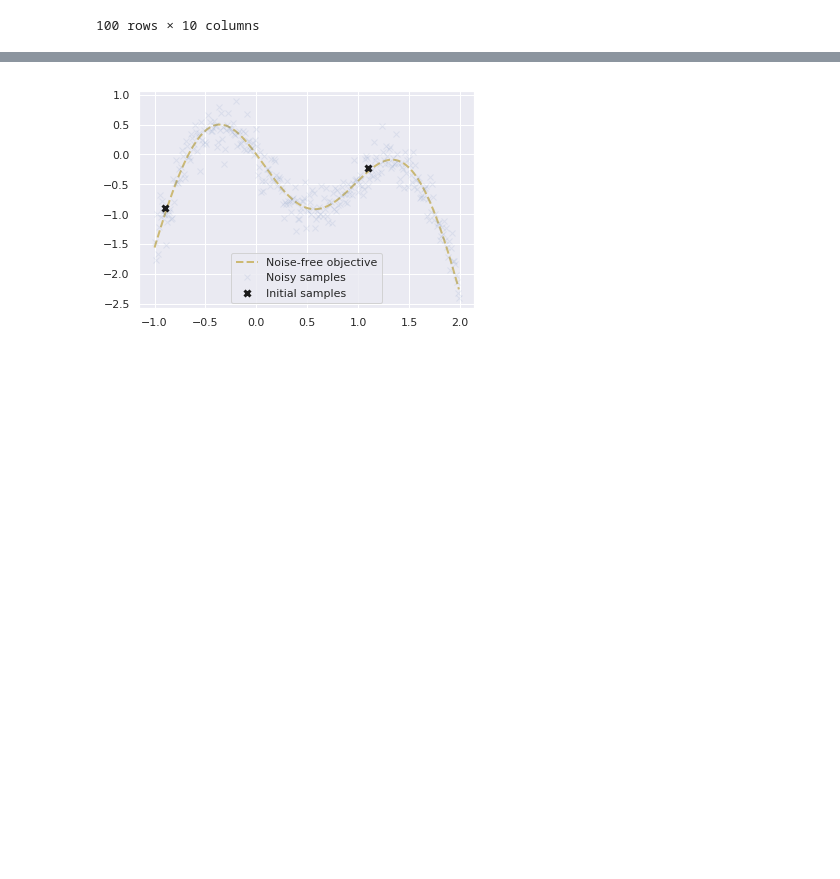
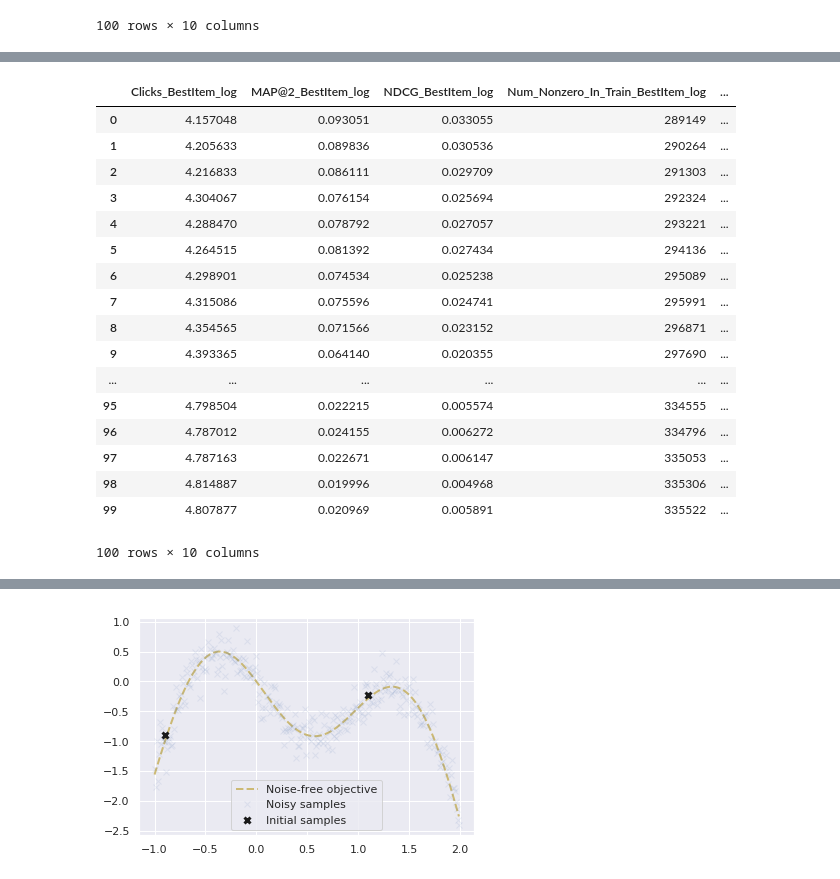
Before and after one commit to wuga214/Q-VAE-Recommendation, a Jupyter notebook: Kai Plot/Plot.ipynb, the cells around one changed output, grey strips where cells are left out. Cells and saved outputs as stored; diff of their text form; code cells hidden in the pictures; blank space fills up the shorter version.

```diff
--- a/Kai Plot/Plot.ipynb
+++ b/Kai Plot/Plot.ipynb
@@ -100,3 +179,29 @@ Entropy_100steps_2items_per_step_per_user_retrain_every_100steps
+# %%
+BestItem_100steps_2items_per_step_per_user_retrain_every_100steps_log = preprocess_df("BestItem_100steps_2items_per_step_per_user_retrain_every_100steps_log")
+BestItem_100steps_2items_per_step_per_user_retrain_every_100steps_log.columns = ["Clicks_BestItem_log", "MAP@2_BestItem_log", "NDCG_BestItem_log",
+                                              "Num_Nonzero_In_Train_BestItem_log", "Num_Nonzero_In_Valid_BestItem_log",
+                                              "Num_Unmasked_Negative_BestItem_log", "Num_Unmasked_Positive_BestItem_log",
+                                              "Precision@2_BestItem_log", "R-Precision_BestItem_log", "Recall@2_BestItem_log"]
+BestItem_100steps_2items_per_step_per_user_retrain_every_100steps_log
+# %% [output]
+|  | Clicks_BestItem_log | MAP@2_BestItem_log | NDCG_BestItem_log | Num_Nonzero_In_Train_BestItem_log | ... |
+| 0 | 4.157048 | 0.093051 | 0.033055 | 289149 | ... |
+| 1 | 4.205633 | 0.089836 | 0.030536 | 290264 | ... |
+| 2 | 4.216833 | 0.086111 | 0.029709 | 291303 | ... |
+| 3 | 4.304067 | 0.076154 | 0.025694 | 292324 | ... |
+| 4 | 4.288470 | 0.078792 | 0.027057 | 293221 | ... |
+| 5 | 4.264515 | 0.081392 | 0.027434 | 294136 | ... |
+| 6 | 4.298901 | 0.074534 | 0.025238 | 295089 | ... |
+| 7 | 4.315086 | 0.075596 | 0.024741 | 295991 | ... |
+| 8 | 4.354565 | 0.071566 | 0.023152 | 296871 | ... |
+| 9 | 4.393365 | 0.064140 | 0.020355 | 297690 | ... |
+| ... | ... | ... | ... | ... | ... |
+| 95 | 4.798504 | 0.022215 | 0.005574 | 334555 | ... |
+| 96 | 4.787012 | 0.024155 | 0.006272 | 334796 | ... |
+| 97 | 4.787163 | 0.022671 | 0.006147 | 335053 | ... |
+| 98 | 4.814887 | 0.019996 | 0.004968 | 335306 | ... |
+| 99 | 4.807877 | 0.020969 | 0.005891 | 335522 | ... |
+100 rows × 10 columns
 # %%
 Entropy_100steps_2items_per_step_per_user_retrain_every_10steps = preprocess_df("Entropy_100steps_2items_per_step_per_user_retrain_every_10steps")
 Entropy_100steps_2items_per_step_per_user_retrain_every_10steps.columns = ["Clicks_Retrain_Every_10_Steps_Entropy", "MAP@2_Retrain_Every_10_Steps_Entropy",
```
Also changed, not shown: parts of 28 cells of this notebook, 21 other files.
